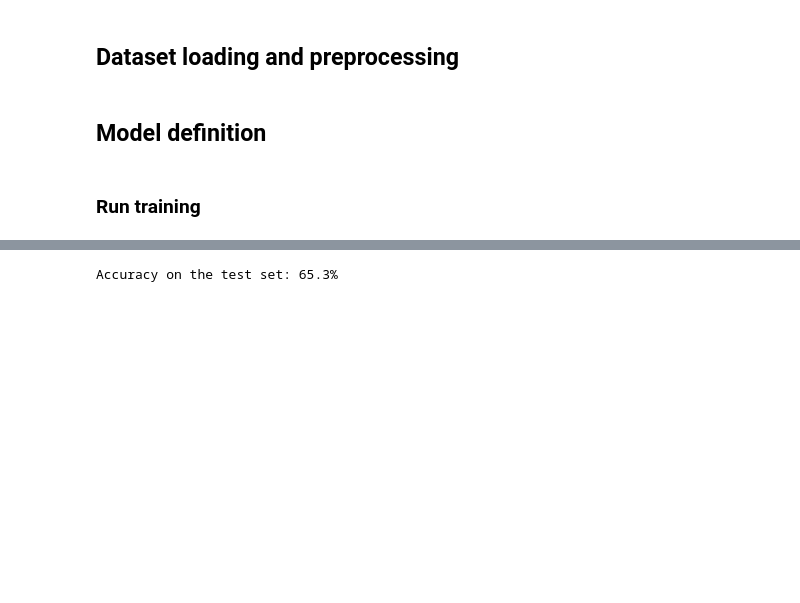
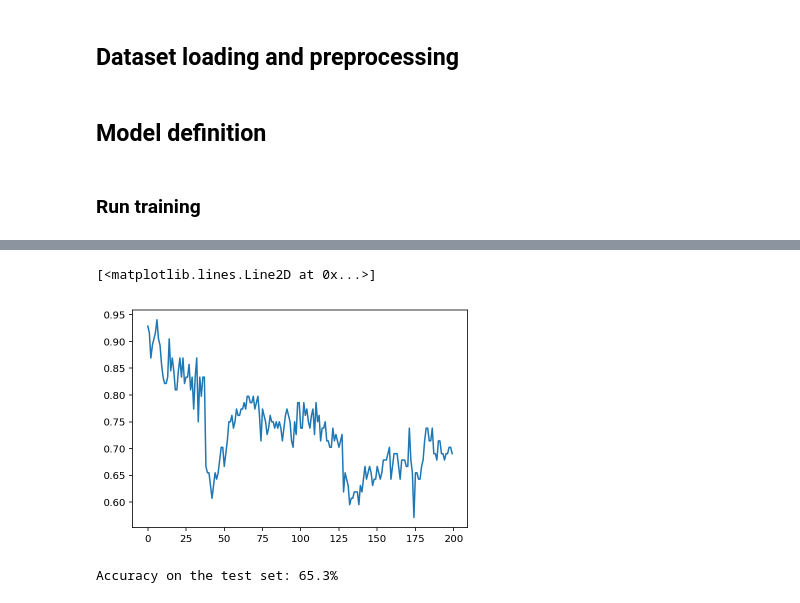
Before and after one commit to AndreaAmico/DeepMouse, a Jupyter notebook: training_models/keras_07.ipynb, the cells around one changed output, grey strips where cells are left out. Saved outputs shown, nothing was run; the diff lists cells and outputs as text; code cells hidden in the pictures; blank space fills up the shorter version.

```diff
--- a/training_models/keras_07.ipynb
+++ b/training_models/keras_07.ipynb
@@ -353 +399,6 @@ for fo in grid_df.fit_outs:
+# %%
+plt.plot(grid_df.fit_outs[6][4].history['val_acc'])
+# %% [output]
+[<matplotlib.lines.Line2D at 0x...>]
+[figure, added]
 # %%
```
Also changed, not shown: parts of 7 cells of this notebook, 1 other file.
